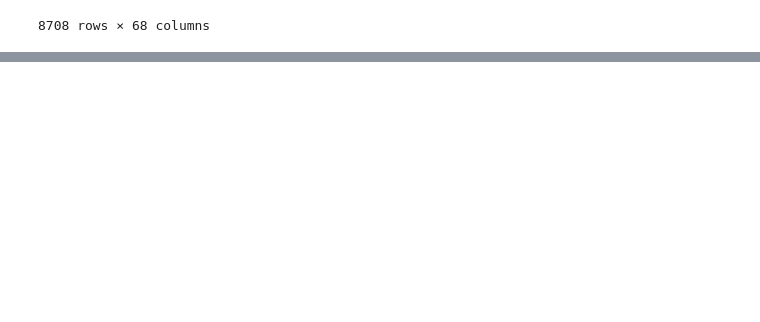
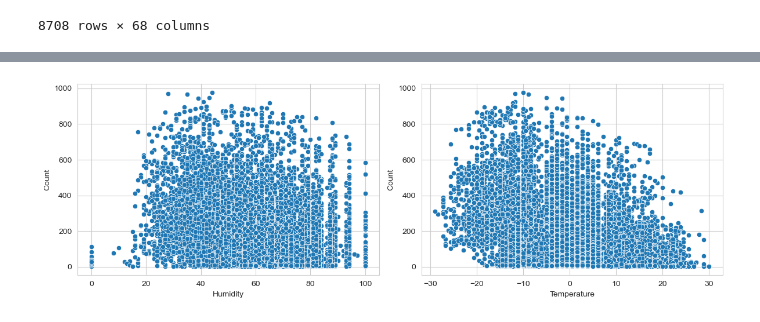
Before and after one commit to seongyeon1/aiffel, a Jupyter notebook: Exploration/Quest2/project2_sykim.ipynb, the cells around one changed output, grey strips where cells are left out. Saved outputs shown, nothing was run; the diff lists cells and outputs as text; code cells hidden in the pictures; blank space fills up the shorter version.

```diff
--- a/Exploration/Quest2/project2_sykim.ipynb
+++ b/Exploration/Quest2/project2_sykim.ipynb
@@ -582,0 +565,16 @@ sns.barplot(x=coef_sort.values, y=coef_sort.index)
+# %%
+plt.figure(figsize=(12, 4))
+plt.subplot(1, 2, 1)
+sns.scatterplot(data=train, x='humidity', y='count')
+plt.xlabel('Humidity')
+plt.ylabel('Count')
+
+plt.subplot(1, 2, 2)
+sns.scatterplot(data=train, x='temperature', y='count')
+plt.xlabel('Temperature')
+plt.ylabel('Count')
+
+plt.tight_layout()
+plt.show()
+# %% [output]
+[figure, added]
```
Also changed, not shown: parts of 17 cells of this notebook.
